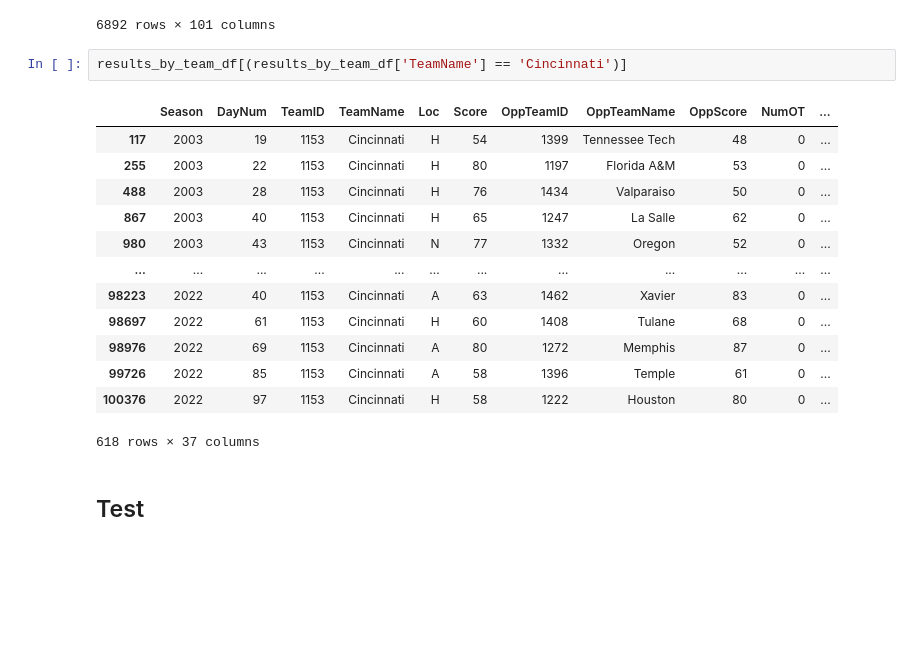
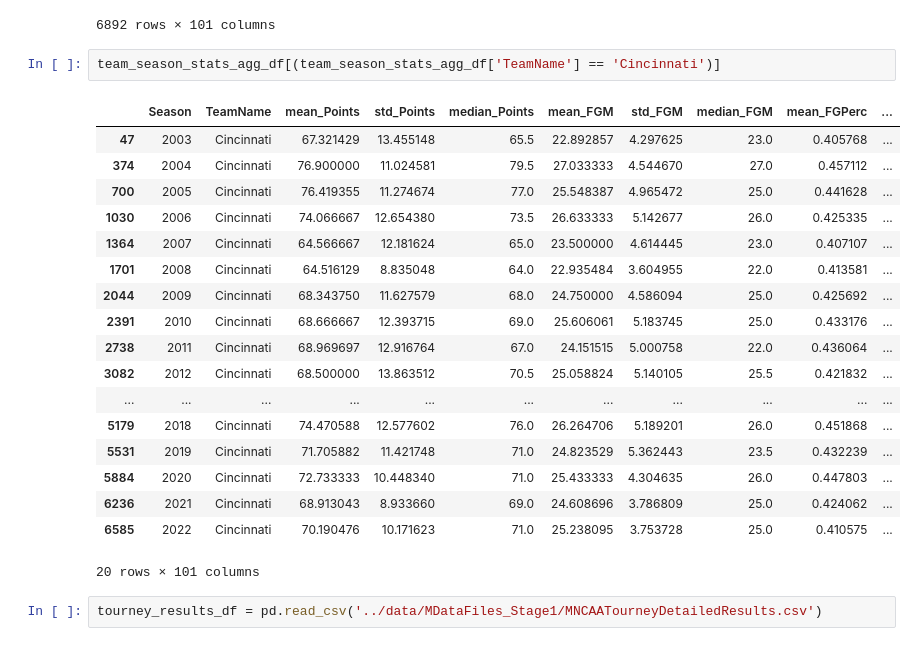
Before and after one commit to aruther11/march_madness_comp, a Jupyter notebook: exploration/eda_detailed.ipynb, the cells around one changed output. Saved outputs shown, nothing was run; the diff lists cells and outputs as text; blank space fills up the shorter version.

Commit message:
begin manipulating tourney set part 2

```diff
--- a/exploration/eda_detailed.ipynb
+++ b/exploration/eda_detailed.ipynb
@@ -230,20 +230,25 @@ team_season_stats_agg_df
 | 6891 | 2022 | Youngstown St | 70.681818 | 11.961790 | 68.5 | 24.954545 | 4.893896 | 24.5 | 0.439559 | ... |
 6892 rows × 101 columns
 # %%
-results_by_team_df[(results_by_team_df['TeamName'] == 'Cincinnati')]
+team_season_stats_agg_df[(team_season_stats_agg_df['TeamName'] == 'Cincinnati')]
 # %% [output]
-|  | Season | DayNum | TeamID | TeamName | Loc | Score | OppTeamID | OppTeamName | OppScore | NumOT | ... |
-| 117 | 2003 | 19 | 1153 | Cincinnati | H | 54 | 1399 | Tennessee Tech | 48 | 0 | ... |
-| 255 | 2003 | 22 | 1153 | Cincinnati | H | 80 | 1197 | Florida A&M | 53 | 0 | ... |
-| 488 | 2003 | 28 | 1153 | Cincinnati | H | 76 | 1434 | Valparaiso | 50 | 0 | ... |
-| 867 | 2003 | 40 | 1153 | Cincinnati | H | 65 | 1247 | La Salle | 62 | 0 | ... |
-| 980 | 2003 | 43 | 1153 | Cincinnati | N | 77 | 1332 | Oregon | 52 | 0 | ... |
-| ... | ... | ... | ... | ... | ... | ... | ... | ... | ... | ... | ... |
-| 98223 | 2022 | 40 | 1153 | Cincinnati | A | 63 | 1462 | Xavier | 83 | 0 | ... |
-| 98697 | 2022 | 61 | 1153 | Cincinnati | H | 60 | 1408 | Tulane | 68 | 0 | ... |
-| 98976 | 2022 | 69 | 1153 | Cincinnati | A | 80 | 1272 | Memphis | 87 | 0 | ... |
-| 99726 | 2022 | 85 | 1153 | Cincinnati | A | 58 | 1396 | Temple | 61 | 0 | ... |
-| 100376 | 2022 | 97 | 1153 | Cincinnati | H | 58 | 1222 | Houston | 80 | 0 | ... |
+|  | Season | TeamName | mean_Points | std_Points | median_Points | mean_FGM | std_FGM | median_FGM | mean_FGPerc | ... |
+| 47 | 2003 | Cincinnati | 67.321429 | 13.455148 | 65.5 | 22.892857 | 4.297625 | 23.0 | 0.405768 | ... |
+| 374 | 2004 | Cincinnati | 76.900000 | 11.024581 | 79.5 | 27.033333 | 4.544670 | 27.0 | 0.457112 | ... |
+| 700 | 2005 | Cincinnati | 76.419355 | 11.274674 | 77.0 | 25.548387 | 4.965472 | 25.0 | 0.441628 | ... |
+| 1030 | 2006 | Cincinnati | 74.066667 | 12.654380 | 73.5 | 26.633333 | 5.142677 | 26.0 | 0.425335 | ... |
+| 1364 | 2007 | Cincinnati | 64.566667 | 12.181624 | 65.0 | 23.500000 | 4.614445 | 23.0 | 0.407107 | ... |
+| 1701 | 2008 | Cincinnati | 64.516129 | 8.835048 | 64.0 | 22.935484 | 3.604955 | 22.0 | 0.413581 | ... |
+| 2044 | 2009 | Cincinnati | 68.343750 | 11.627579 | 68.0 | 24.750000 | 4.586094 | 25.0 | 0.425692 | ... |
+| 2391 | 2010 | Cincinnati | 68.666667 | 12.393715 | 69.0 | 25.606061 | 5.183745 | 25.0 | 0.433176 | ... |
+| 2738 | 2011 | Cincinnati | 68.969697 | 12.916764 | 67.0 | 24.151515 | 5.000758 | 22.0 | 0.436064 | ... |
+| 3082 | 2012 | Cincinnati | 68.500000 | 13.863512 | 70.5 | 25.058824 | 5.140105 | 25.5 | 0.421832 | ... |
+| ... | ... | ... | ... | ... | ... | ... | ... | ... | ... | ... |
+| 5179 | 2018 | Cincinnati | 74.470588 | 12.577602 | 76.0 | 26.264706 | 5.189201 | 26.0 | 0.451868 | ... |
+| 5531 | 2019 | Cincinnati | 71.705882 | 11.421748 | 71.0 | 24.823529 | 5.362443 | 23.5 | 0.432239 | ... |
+| 5884 | 2020 | Cincinnati | 72.733333 | 10.448340 | 71.0 | 25.433333 | 4.304635 | 26.0 | 0.447803 | ... |
+| 6236 | 2021 | Cincinnati | 68.913043 | 8.933660 | 69.0 | 24.608696 | 3.786809 | 25.0 | 0.424062 | ... |
+| 6585 | 2022 | Cincinnati | 70.190476 | 10.171623 | 71.0 | 25.238095 | 3.753728 | 25.0 | 0.410575 | ... |
-618 rows × 37 columns
+20 rows × 101 columns
-# %% [markdown]
-## Test
+# %%
+tourney_results_df = pd.read_csv('../data/MDataFiles_Stage1/MNCAATourneyDetailedResults.csv')
```
Also changed, not shown: parts of 23 cells of this notebook.
